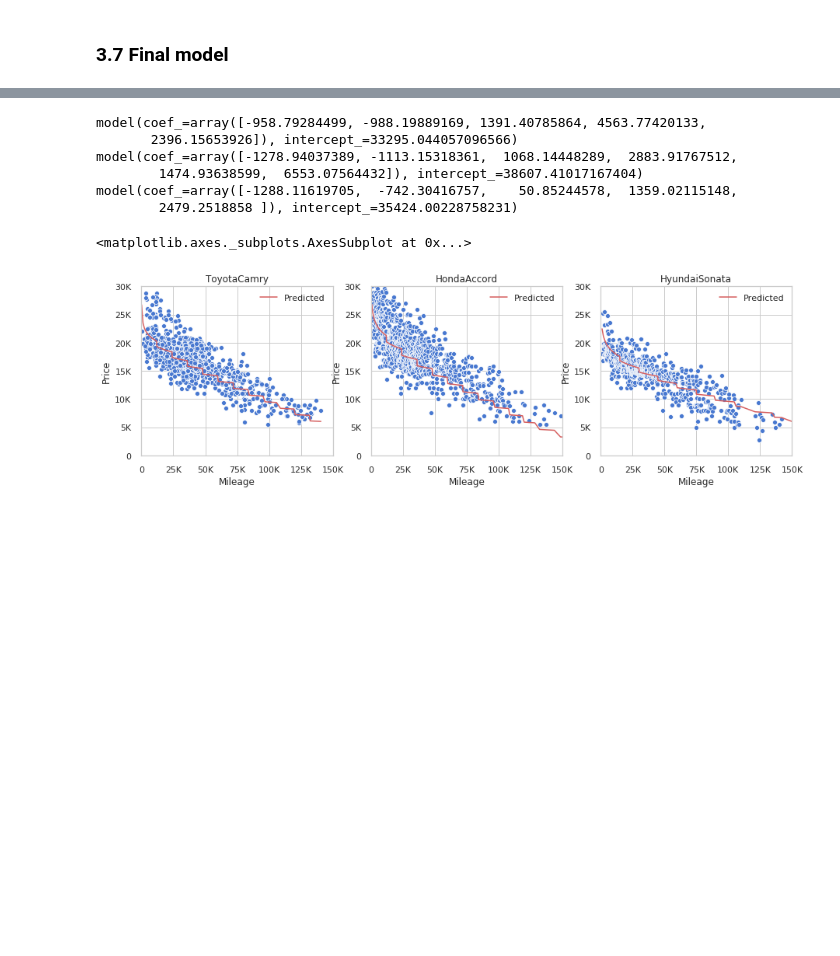
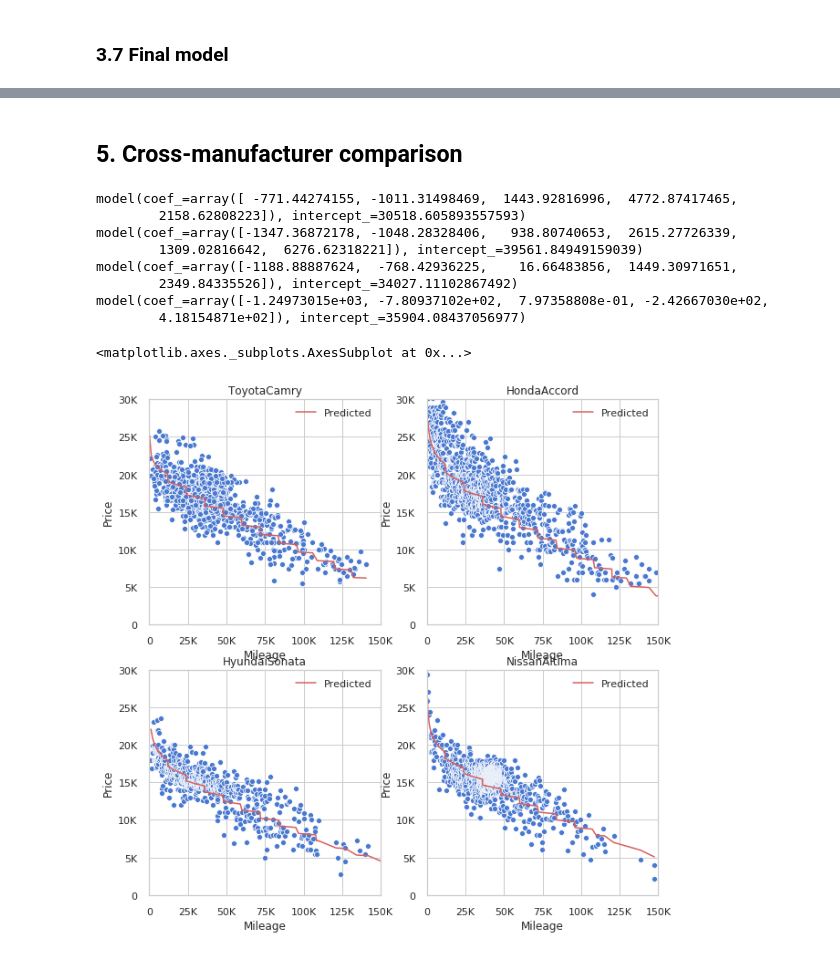
Before and after one commit to mEyob/linear-regression-car-price, a Jupyter notebook: analysis.ipynb, the cells around one changed output, grey strips where cells are left out. Saved outputs shown, nothing was run; the diff lists cells and outputs as text; code cells hidden in the pictures; blank space fills up the shorter version.

```diff
--- a/analysis.ipynb
+++ b/analysis.ipynb
@@ -1240,0 +1313,2 @@ ax.view_init(15, 75)
+# %%
+nissan_exc_outliers = nissan[cooks_dist_viz.distance_ < cooks_dist_viz.influence_threshold_ ]
@@ -1240,0 +1343,3 @@ ax.view_init(15, 75)
+# %%
+result_log = performance(nissan_exc_outliers,['Mileage_log', 'Year_ctr_2019', 'SR', 'SV', 'SL', 'Price'], rep=100, regularizer='e')
+pprint(result_log)
@@ -1240,0 +1362,4 @@ ax.view_init(15, 75)
+# %%
+nissan_model = final_model(result_log['coef_means'], result_log['Intercept']['mean'])
+
+print('Final model for Nissan Altima: \n\tCoefficients = {} \n\tIntercept = {}'.format(nissan_model.coef_, nissan_model.intercept_))
@@ -1240,0 +1371,17 @@ ax.view_init(15, 75)
+# %%
+mileage = np.linspace(500, 150000, 100)
+year = range(11)
+
+X, Y = np.meshgrid(mileage, year)
+
+Z = f(nissan_model, X, Y, 0, 0, 0)
+fig = plt.figure(figsize=(12,10))
+ax=fig.add_subplot(111,projection='3d')
+
+ax.plot_surface(X,Y,Z, cmap='magma',edgecolor='none')
+
+ax.set_title('Regression model for Nissan Altima (base trim)');
+ax.set_xlabel('\nMileage', linespacing=3.2)
+ax.set_ylabel('\nYear')
+ax.set_zlabel('\nPrice', linespacing=3.2);
+ax.view_init(15, 75)
@@ -1241,34 +1390,42 @@ ax.view_init(15, 75)
+# %% [markdown]
+## 5. Cross-manufacturer comparison
 # %%
 print(toyota_model)
 print(honda_model)
 print(hyundai_model)
+print(nissan_model)
 # %% [output]
-model(coef_=array([-958.79284499, -988.19889169, 1391.40785864, 4563.77420133,
-       2396.15653926]), intercept_=33295.044057096566)
-model(coef_=array([-1278.94037389, -1113.15318361,  1068.14448289,  2883.91767512,
-        1474.93638599,  6553.07564432]), intercept_=38607.41017167404)
-model(coef_=array([-1288.11619705,  -742.30416757,    50.85244578,  1359.02115148,
-        2479.2518858 ]), intercept_=35424.00228758231)
+model(coef_=array([ -771.44274155, -1011.31498469,  1443.92816996,  4772.87417465,
+        2158.62808223]), intercept_=30518.605893557593)
+model(coef_=array([-1347.36872178, -1048.28328406,   938.80740653,  2615.27726339,
+        1309.02816642,  6276.62318221]), intercept_=39561.84949159039)
+model(coef_=array([-1188.88887624,  -768.42936225,    16.66483856,  1449.30971651,
+        2349.84335526]), intercept_=34027.11102867492)
+model(coef_=array([-1.24973015e+03, -7.80937102e+02,  7.97358808e-01, -2.42667030e+02,
+        4.18154871e+02]), intercept_=35904.08437056977)
 # %%
-fig, axes = plt.subplots(1, 3, figsize=(15,4))
-for ax, car in zip(axes, ['ToyotaCamry', 'HondaAccord', 'HyundaiSonata']):
+fig, axes = plt.subplots(2, 2, figsize=(10,10))
+for ax, car in zip(axes.ravel(), ['ToyotaCamry', 'HondaAccord', 'HyundaiSonata', 'NissanAltima']):
   ax.set_xlim(0, 150000)
   ax.set_ylim(0, 30000)
   ax.set_title(car)
   ax.set_xticklabels(['0', '25K', '50K', '75K', '100K', '125K', '150K'])
   ax.set_yticklabels(['0', '5K', '10K', '15K', '20K', '25K', '30K'])
 def predict(model, m, y):
   return model.coef_[0] * m + model.coef_[1]*y + model.intercept_
-sns.scatterplot('Mileage', 'Price', data=toyota_exc_outliers, ax=axes[0])
-sns.lineplot(toyota_exc_outliers.Mileage, predict(toyota_model, toyota_exc_outliers.Mileage_log, toyota_exc_outliers.Mileage // 12000), ax=axes[0], color='r', label='Predicted')
+sns.scatterplot('Mileage', 'Price', data=toyota_exc_outliers, ax=axes[0][0])
+sns.lineplot(toyota_exc_outliers.Mileage, predict(toyota_model, toyota_exc_outliers.Mileage_log, toyota_exc_outliers.Mileage // 12000), ax=axes[0][0], color='r', label='Predicted')
 
-sns.scatterplot('Mileage', 'Price', data=honda_exc_outliers, ax=axes[1])
-sns.lineplot(honda_exc_outliers.Mileage, predict(honda_model, honda_exc_outliers.Mileage_log, honda_exc_outliers.Mileage // 12000), ax=axes[1], color='r', label='Predicted')
+sns.scatterplot('Mileage', 'Price', data=honda_exc_outliers, ax=axes[0][1])
+sns.lineplot(honda_exc_outliers.Mileage, predict(honda_model, honda_exc_outliers.Mileage_log, honda_exc_outliers.Mileage // 12000), ax=axes[0][1], color='r', label='Predicted')
 
-sns.scatterplot('Mileage', 'Price', data=hyundai_exc_outliers, ax=axes[2])
-sns.lineplot(hyundai_exc_outliers.Mileage, predict(hyundai_model, hyundai_exc_outliers.Mileage_log, hyundai_exc_outliers.Mileage // 15000), ax=axes[2], color='r', label='Predicted')
+sns.scatterplot('Mileage', 'Price', data=hyundai_exc_outliers, ax=axes[1][0])
+sns.lineplot(hyundai_exc_outliers.Mileage, predict(hyundai_model, hyundai_exc_outliers.Mileage_log, hyundai_exc_outliers.Mileage // 12000), ax=axes[1][0], color='r', label='Predicted')
+
+sns.scatterplot('Mileage', 'Price', data=nissan_exc_outliers, ax=axes[1][1])
+sns.lineplot(nissan_exc_outliers.Mileage, predict(nissan_model, nissan_exc_outliers.Mileage_log, nissan_exc_outliers.Mileage // 12000), ax=axes[1][1], color='r', label='Predicted')
 # %% [output]
 <matplotlib.axes._subplots.AxesSubplot at 0x...>
-[figure, old version]
+[figure, new version]
 # %%
 fig, ax = plt.subplots()
```
Also changed, not shown: parts of 71 cells of this notebook.
